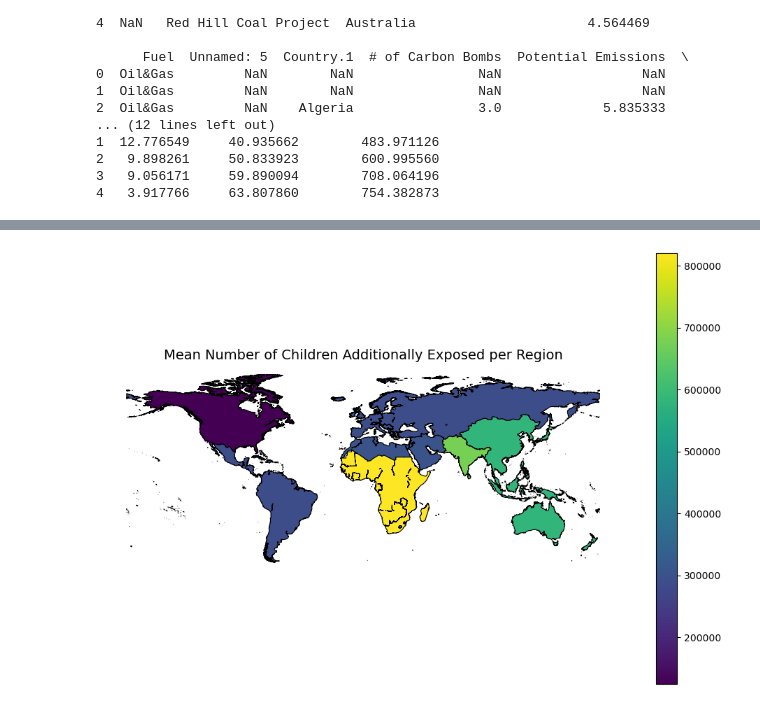
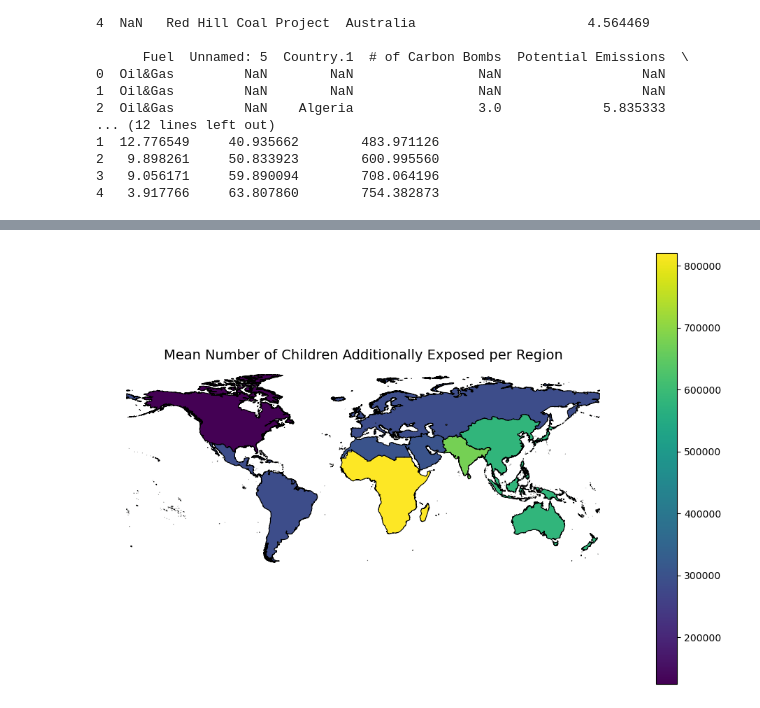
Before and after one commit to bazelibenazh-debug/NOBY, a Jupyter notebook: carbon_bombs_analysis.ipynb, the cells around one changed output, grey strips where cells are left out. Cells and saved outputs as stored; diff of their text form; code cells hidden in the pictures.

```diff
--- a/carbon_bombs_analysis.ipynb
+++ b/carbon_bombs_analysis.ipynb
@@ -80,5 +80,10 @@ df["Potential emissions (Gt CO2)"] = pd.to_numeric(df["Potential emissions (Gt C
 # %%
 #3d create new column
- #i used chatgpt for this part first i try to write it witout lambda it gets complicated and i got some errors i search for that and found this beutiful function:)
-
-df["new"] = df["New"].apply(lambda x: 1 if str(x).strip() == "*" else 0)
+def check_New(x):
+    x = str(x).strip()
+    if x == "*":
+        return 1
+    else:
+        return 0
+df["new"] = df["New"].apply(check_New)
+print(df["new"].head())
@@ -263,27 +317,67 @@ None
 import pickle
 import geopandas as gpd
 import matplotlib.pyplot as plt
+# first creat geodataframe for regions
+import geopandas as gpd
+from shapely.ops import unary_union
 
-with open("gdf_country_borders.pkl", "rb") as f:
-    gdf_country_borders = pickle.load(f)
+# Parameters
+project_crs = "EPSG:3857"  # projected CRS for accurate geometry operations
+tol_meters = 100           # small buffer to remove gaps
 
-# Dissolve country borders into regions
-gdf_regions_border = gdf_country_borders.dissolve(by="region", as_index=False)
+# List to store region geometries
+regional_geoms = []
 
-# Convert xarray to DataFrame
-df_regions = ds_regions.to_dataframe().reset_index()
+# Loop over unique regions
+for region_name in gdf_country_borders['region'].unique():
+    # Select countries in this region
+    subset = gdf_country_borders[gdf_country_borders['region'] == region_name].copy()
+    if subset.empty:
+        continue
 
-# ✅ VERY IMPORTANT: reduce to one row per region
-df_regions_clean = df_regions.groupby("region", as_index=False).mean()
+    # Reproject to planar CRS for accurate union
+    subset_proj = subset.to_crs(project_crs)
+    # Fix invalid geometries
+    subset_proj['geometry'] = subset_proj['geometry'].buffer(0)
 
-# ✅ Merge
+    # Merge all country polygons in the region
+    geoms = list(subset_proj.geometry)
+    if len(geoms) == 1:
+        union = geoms[0]
+    else:
+        # Optional: buffer-expand and buffer-shrink to remove tiny gaps
+        buffered_pos = [g.buffer(tol_meters) for g in geoms]
+        union_pos = unary_union(buffered_pos)
+        union = union_pos.buffer(-tol_meters)
+    # Clean union
+    union = union.buffer(0)
+
+    # Append to list
+    regional_geoms.append({'region': region_name, 'geometry': union})
+
+# Build GeoDataFrame for regions
+gdf_regions_border = gpd.GeoDataFrame(regional_geoms, crs=project_crs)
+# Convert back to original CRS for plotting
+gdf_regions_border = gdf_regions_border.to_crs(gdf_country_borders.crs)
+
+#print(gdf_regions_border) #just for check
+# in dataset we have mean_val for 6 different extreme if we want to include all of this extreme we only can
+#average the data because its not make sence to a average over extreme
+ds_region_mean = ds_regions["mean_val"].mean(dim=["extreme","project"])
+print(ds_region_mean)
+#we can see the plot for every selected hazard
+#ds_region_mean = ds_regions["mean_val"].sel(extreme=["heatwavedarea"]) #i didnt change the name so dont have to change the code
+#print(ds_region_mean) #just check
+# we have to merge this two together wich is impossible for dataset so convert to dataframe
+df_region_mean = ds_region_mean.to_dataframe().reset_index()
+#print(df_region_mean.head())
 gdf_regions_border = gdf_regions_border.merge(
-    df_regions_clean,
+    df_region_mean,
     on="region",
     how="left"
 )
-
-# ✅ Plotting function
+#print(gdf_regions_border)
+# Plotting function (i used chatgpt for this part to have a nicer plot)
 def plot_mean_exposure_by_region(gdf_regions_border):
     fig, ax = plt.subplots(figsize=(12, 8))
 
@@ -303,7 +397,5 @@ def plot_mean_exposure_by_region(gdf_regions_border):
 
     ax.set_axis_off()
     plt.show()
-
-# ✅ ✅ ✅ CALL THE FUNCTION (THIS WAS MISSING)
 plot_mean_exposure_by_region(gdf_regions_border)
 # %% [output]
@@ -310,4 +409,4 @@ plot_mean_exposure_by_region(gdf_regions_border)
-[figure, old version]
+[figure, new version]
 # %%
 #task7
 import pickle
```
Also changed, not shown: parts of 26 cells of this notebook.
